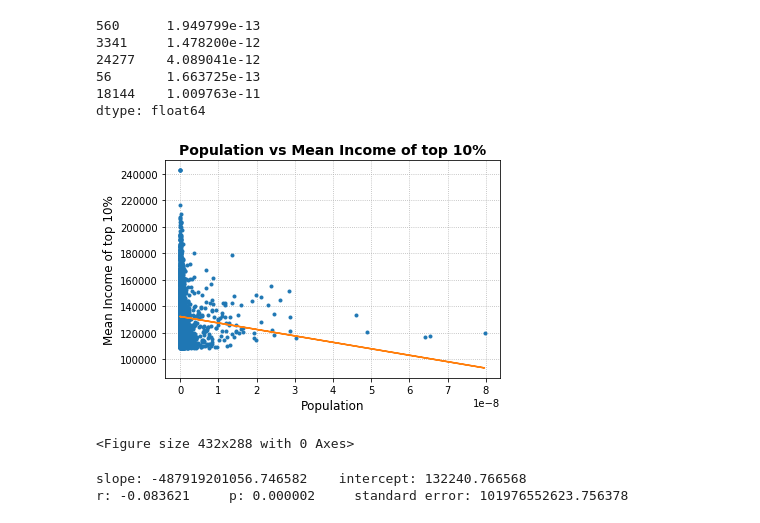
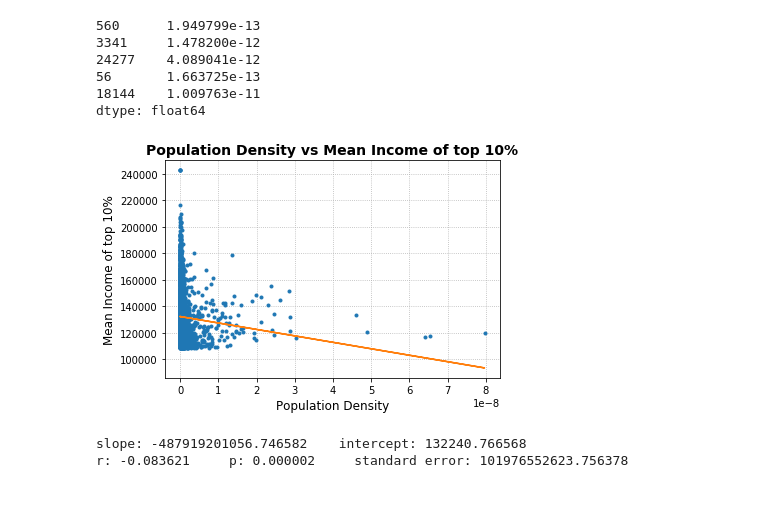
Before and after one commit to jauntydl/Aaron_April_Davis-Project, a Jupyter notebook: aaron_main.ipynb, the cells around one changed output. Drawn from its saved outputs; the diff is of its cells as text; code cells hidden in the pictures.

Commit message:
Fixed the blank saved plots problem

```diff
--- a/aaron_main.ipynb
+++ b/aaron_main.ipynb
@@ -315,22 +310,21 @@ dtype: float64
 # %%
 # Sample data
 x = pop
 y = mean_tt
 
 # Fit with polyfit
 b, m = polyfit(x, y, 1)
 # Plot the scatterplot with the linear regression line
 plt.plot(x, y, '.')
 plt.plot(x, b + m * x, '-')
-plt.title('Population vs Mean Income of top 10%',fontsize=14,fontweight='bold')
-plt.xlabel('Population',fontsize=12)
+plt.title('Population Density vs Mean Income of top 10%',fontsize=14,fontweight='bold')
+plt.xlabel('Population Density',fontsize=12)
 plt.ylabel('Mean Income of top 10%',fontsize=12)
 plt.grid(linestyle='dotted')
+plt.savefig('POP_vs_MIOTT.png')
 plt.show()
-plt.savefig('POP_vs_MIOTT.png')
 # %% [output]
-[figure, old version]
+[figure, new version]
-<Figure size 432x288 with 0 Axes>
 # %%
 # Calculate relevant statistical data
 slope, intercept, r_value, p_value, std_err = stats.linregress(x, y)
```
Also changed, not shown: parts of 5 cells of this notebook, 8 other files.
